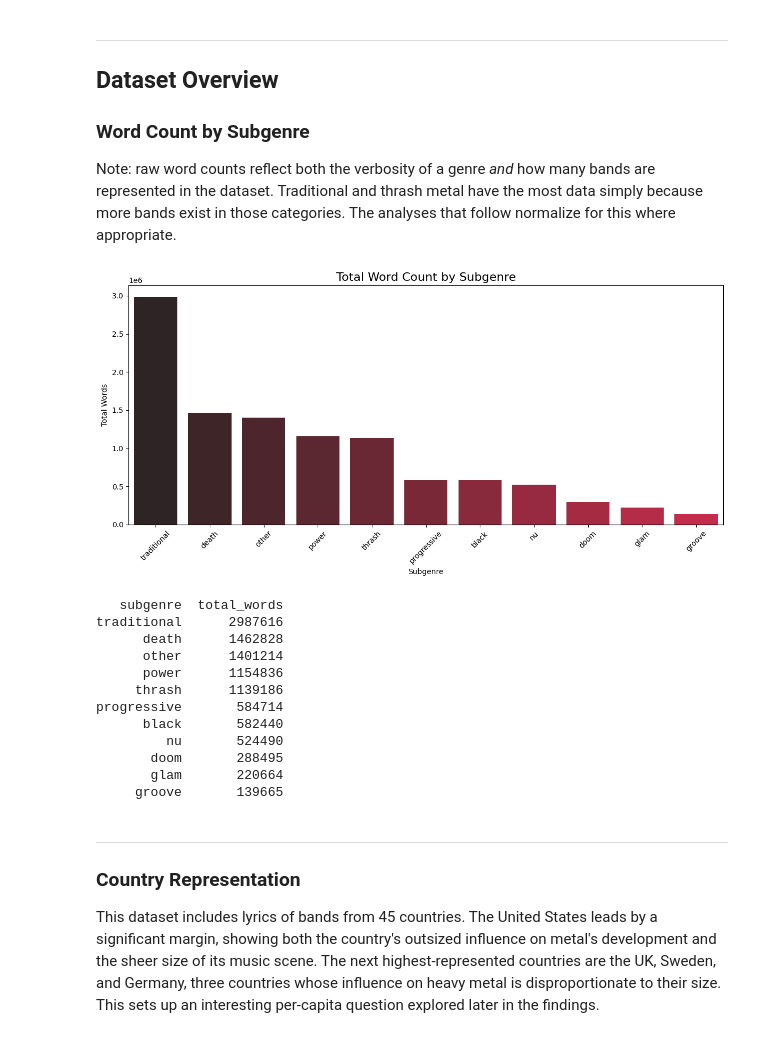
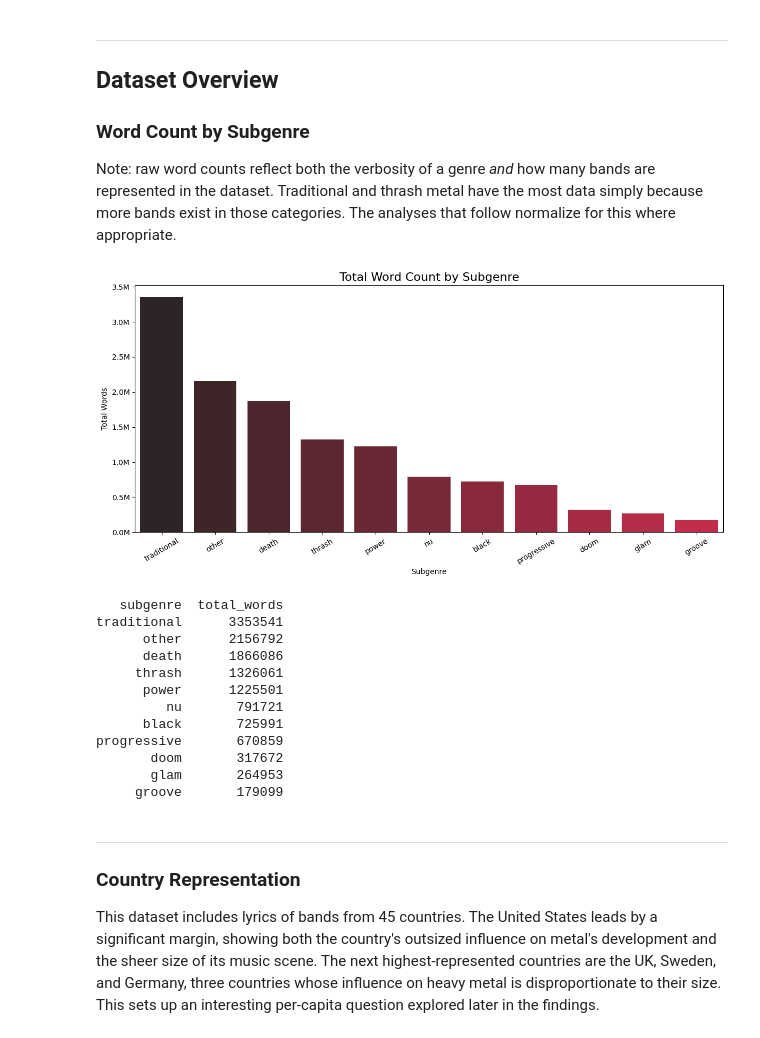
Before and after one commit to wanderson33245/The-Metal-Corpus, a Jupyter notebook: The Metal Corpus.ipynb, the cells around one changed output. Drawn from its saved outputs; the diff is of its cells as text; code cells hidden in the pictures.

```diff
--- a/The Metal Corpus.ipynb
+++ b/The Metal Corpus.ipynb
@@ -13,7 +13,7 @@ import pandas as pd
 import matplotlib.pyplot as plt
 import seaborn as sns
 
-conn = sqlite3.connect('/Users/williamanderson/VisualStudio/metal_lyrics89.db')
+conn = sqlite3.connect('/Users/williamanderson/VisualStudio/metal_lyrics91.db')
 
 subgenres = ['traditional', 'thrash', 'death', 'black', 'groove', 'progressive', 'doom', 'power', 'glam', 'nu', 'other']
 
@@ -42,36 +42,37 @@ Note: raw word counts reflect both the verbosity of a genre *and* how many bands
 # %%
 # Word count by subgenre
 
 df_words = pd.read_sql("SELECT * FROM words", conn)
 
 totals = {s: df_words[s].sum() for s in subgenres}
 totals_df = pd.DataFrame(list(totals.items()), columns=['subgenre', 'total_words'])
 totals_df = totals_df.sort_values('total_words', ascending=False)
 
 plt.figure(figsize=(12, 6))
 sns.barplot(data=totals_df, x='subgenre', y='total_words', hue='subgenre', palette='dark:crimson', legend=False)
 plt.title('Total Word Count by Subgenre', fontsize=16)
 plt.xlabel('Subgenre')
+plt.gca().yaxis.set_major_formatter(plt.FuncFormatter(lambda x, _: f'{x/1_000_000:.1f}M'))
 plt.ylabel('Total Words')
-plt.xticks(rotation=45)
+plt.xticks(rotation=30)
 plt.tight_layout()
 plt.show()
 
 print(totals_df.to_string(index=False))
 # %% [output]
-[figure, old version]
+[figure, new version]
    subgenre  total_words
-traditional      2987616
-      death      1462828
-      other      1401214
-      power      1154836
-     thrash      1139186
-progressive       584714
-      black       582440
-         nu       524490
-       doom       288495
-       glam       220664
-     groove       139665
+traditional      3353541
+      other      2156792
+      death      1866086
+     thrash      1326061
+      power      1225501
+         nu       791721
+      black       725991
+progressive       670859
+       doom       317672
+       glam       264953
+     groove       179099
 # %% [markdown]
 ---
 
```
Also changed, not shown: parts of 8 cells of this notebook.
